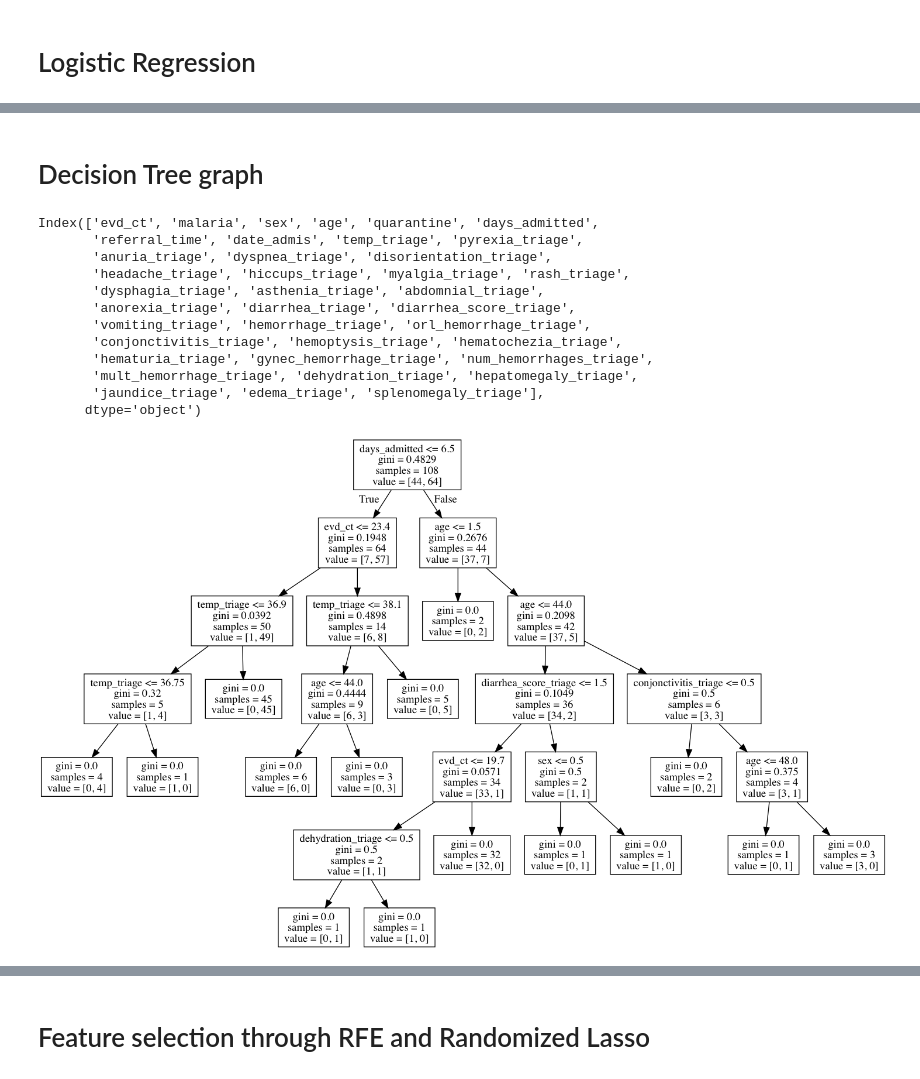
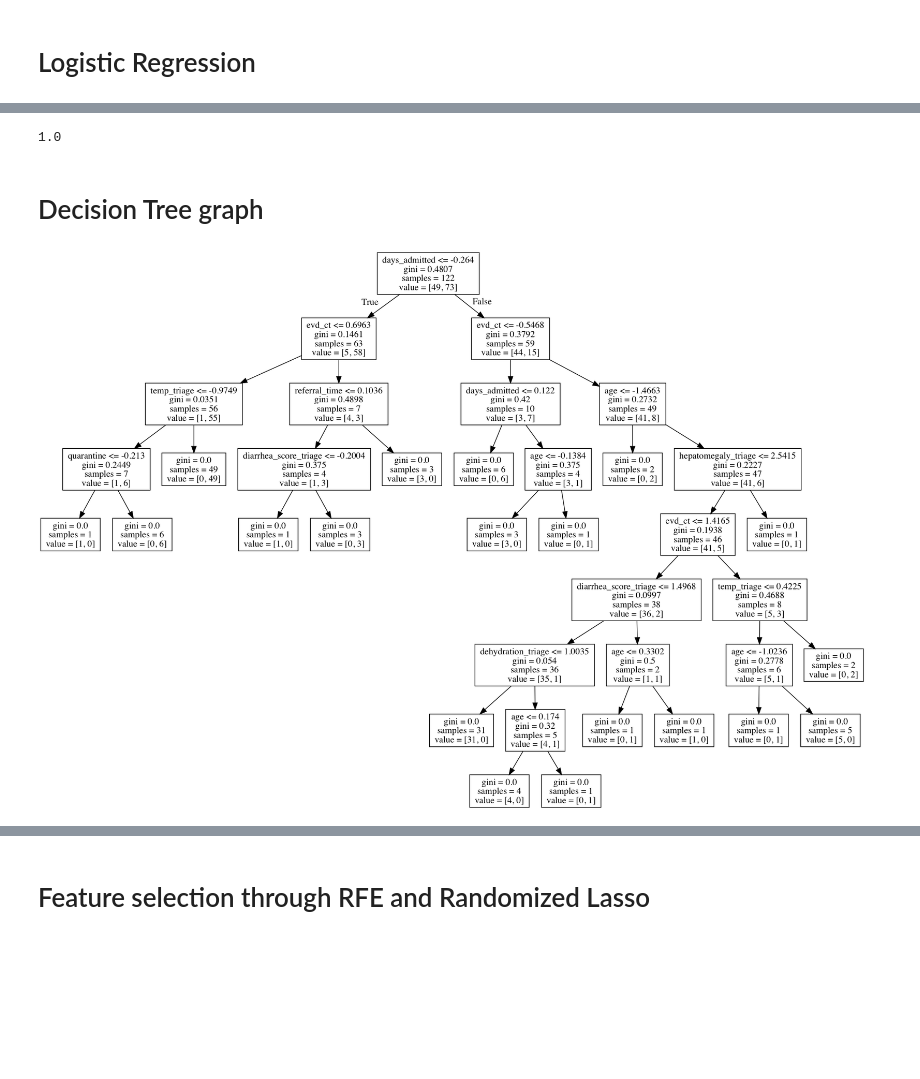
Before and after one commit to GabeOchieng/EbolaML-1, a Jupyter notebook: EbolaPrediction.ipynb, the cells around one changed output, grey strips where cells are left out. Cells and saved outputs as stored; diff of their text form; code cells hidden in the pictures; blank space fills up the shorter version.

```diff
--- a/EbolaPrediction.ipynb
+++ b/EbolaPrediction.ipynb
@@ -99,7 +101,8 @@ elif (choice == 2): #after model
 else:
     #data = data[['study_id','death', 'evd_ct', 'age', 'temp_triage', 'headache_triage', 'hemorrhage_triage','diarrhea_triage','jaundice_triage','vomiting_triage','abdomnial_triage','asthenia_triage']]
     #data = data[['study_id','death', 'evd_ct', 'disorientation_triage', 'jaundice_triage', 'headache_triage', 'days_admitted']]
-    data = data[['study_id','death', 'evd_ct','referral_time','headache_triage','days_admitted','anuria_triage','quarantine','disorientation_triage','abdomnial_triage','dyspnea_triage','malaria','hiccups_triage','anorexia_triage','hematochezia_triage','gynec_hemorrhage_triage','dehydration_triage']]
+    #data = data[['study_id','death', 'evd_ct','referral_time','headache_triage','days_admitted','anuria_triage','quarantine','disorientation_triage','abdomnial_triage','dyspnea_triage','malaria','hiccups_triage','anorexia_triage','hematochezia_triage','gynec_hemorrhage_triage','dehydration_triage']]
+    data = data[['study_id','death', 'evd_ct','days_admitted']]
 # %% [output]
 shape before:  (575, 67)
 # %% [markdown]
@@ -121,7 +124,7 @@ filtering = 0
 locationFilter='Kambia'
 # You can specify only year (ex:'2015'), year-month('2015-2'), year-month-day ('2016-2-19') or more (ex:2016-2-19 09:45)
 entrydateFilter = '2015-5'
-enddateFilter   = '2015-9'
+enddateFilter   = '2016-3'
 #######################################################################
 # we remove all patients with missing evd_ct.
 #2 possible causes: {1. evd- (No ebola->no death prediction) (417 cases) 2. Unknown (14 cases)}
@@ -193,8 +196,11 @@ if (filtering == 4 or filtering == 5):
 ytrue=[int(k) for k in ytrue.as_matrix()]
 #####################################################################################
 headers = X.dtypes.index
+
+###########################
+# Standadizing data lowers score so we don't use it
 #scaler = StandardScaler()
-#X= scaler.fit_transform(X)
+#X= scaler.fit_transform(X) #  Scaled data has zero mean and unit variance
 
 # Separating dataset for training and validation. CV will only be done on training set
 # Validation set will be only used for testing: real unseen data
@@ -353,28 +473,26 @@ Ridge 4Fold CV Accuracy: 0.83 (+/- 0.15)
+# %%
+# Final SVM MODEL
+X_train, X_test, y_train, y_test = train_test_split(X, ytrue, test_size=0.15, random_state=2)
+
+ridge= RidgeClassifier(alpha=102,class_weight='balanced')
+ridge.fit(X_train,y_train)
+y_pred3=  lg3.predict(X_test)
+print(matthews_corrcoef(y_test,y_pred3))
+# %% [output]
+1.0
 # %% [markdown]
 # Decision Tree graph
 # %%
 import pydotplus,os
 from IPython.display import Image
-from sklearn import tree
-clfdt1 = sklearn.tree.DecisionTreeClassifier()
-
-dot_data = tree.export_graphviz(clfdt, out_file=None,feature_names=headers)
+from sklearn.tree import DecisionTreeClassifier
+clfdt = DecisionTreeClassifier()
+clfdt.fit(X_train,y_train)
+dot_data = tree.export_graphviz(clfdt,out_file=None, feature_names=headers)
 graph = pydotplus.graph_from_dot_data(dot_data)
 Image(graph.create_png())
 # %% [output]
-Index(['evd_ct', 'malaria', 'sex', 'age', 'quarantine', 'days_admitted',
-       'referral_time', 'date_admis', 'temp_triage', 'pyrexia_triage',
-       'anuria_triage', 'dyspnea_triage', 'disorientation_triage',
-       'headache_triage', 'hiccups_triage', 'myalgia_triage', 'rash_triage',
-       'dysphagia_triage', 'asthenia_triage', 'abdomnial_triage',
-       'anorexia_triage', 'diarrhea_triage', 'diarrhea_score_triage',
-       'vomiting_triage', 'hemorrhage_triage', 'orl_hemorrhage_triage',
-       'conjonctivitis_triage', 'hemoptysis_triage', 'hematochezia_triage',
-       'hematuria_triage', 'gynec_hemorrhage_triage', 'num_hemorrhages_triage',
-       'mult_hemorrhage_triage', 'dehydration_triage', 'hepatomegaly_triage',
-       'jaundice_triage', 'edema_triage', 'splenomegaly_triage'],
-      dtype='object')
-[figure, old version]
+[figure, new version]
 # %%
 %%R
 library(ggplot2)
```
Also changed, not shown: parts of 29 cells of this notebook, 1 other file.
